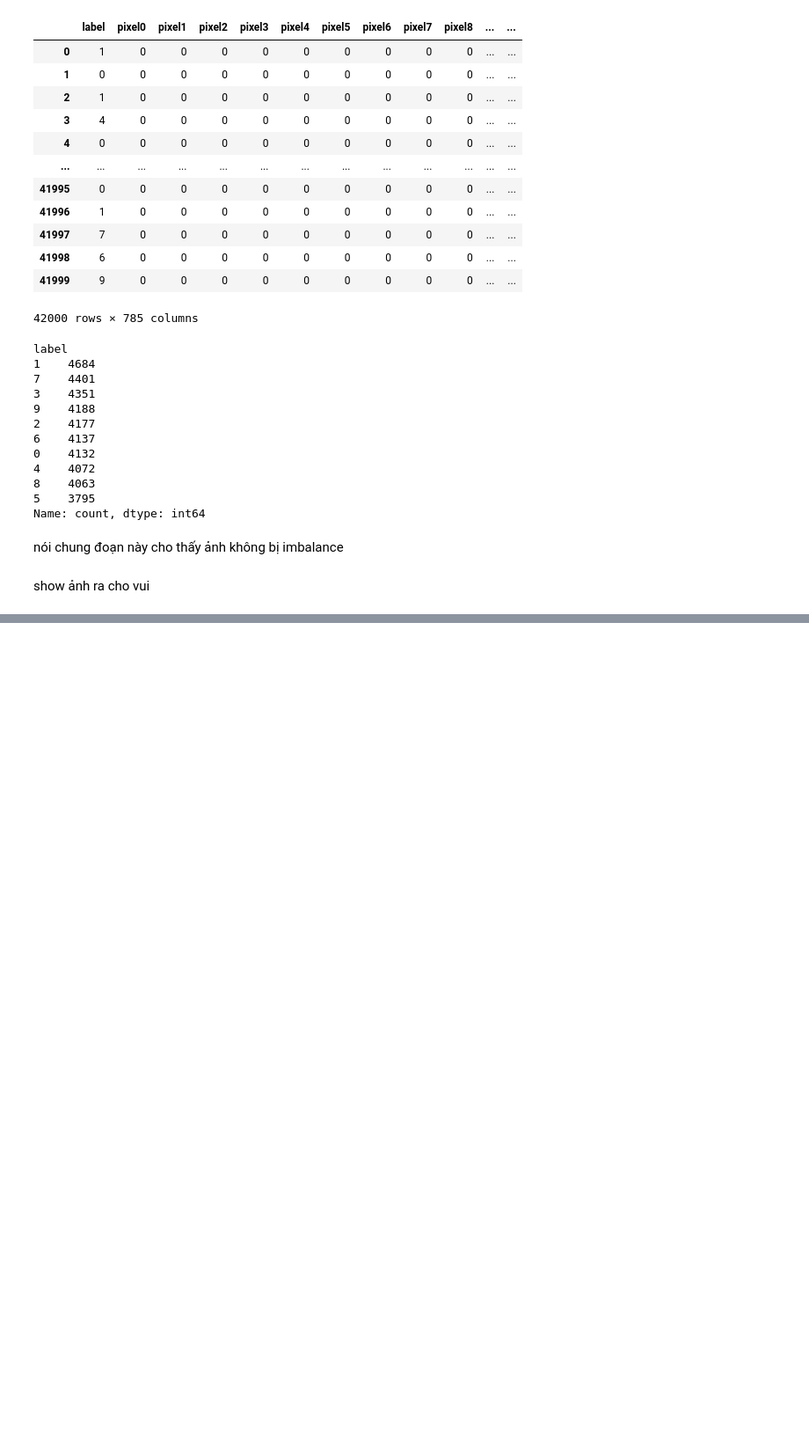
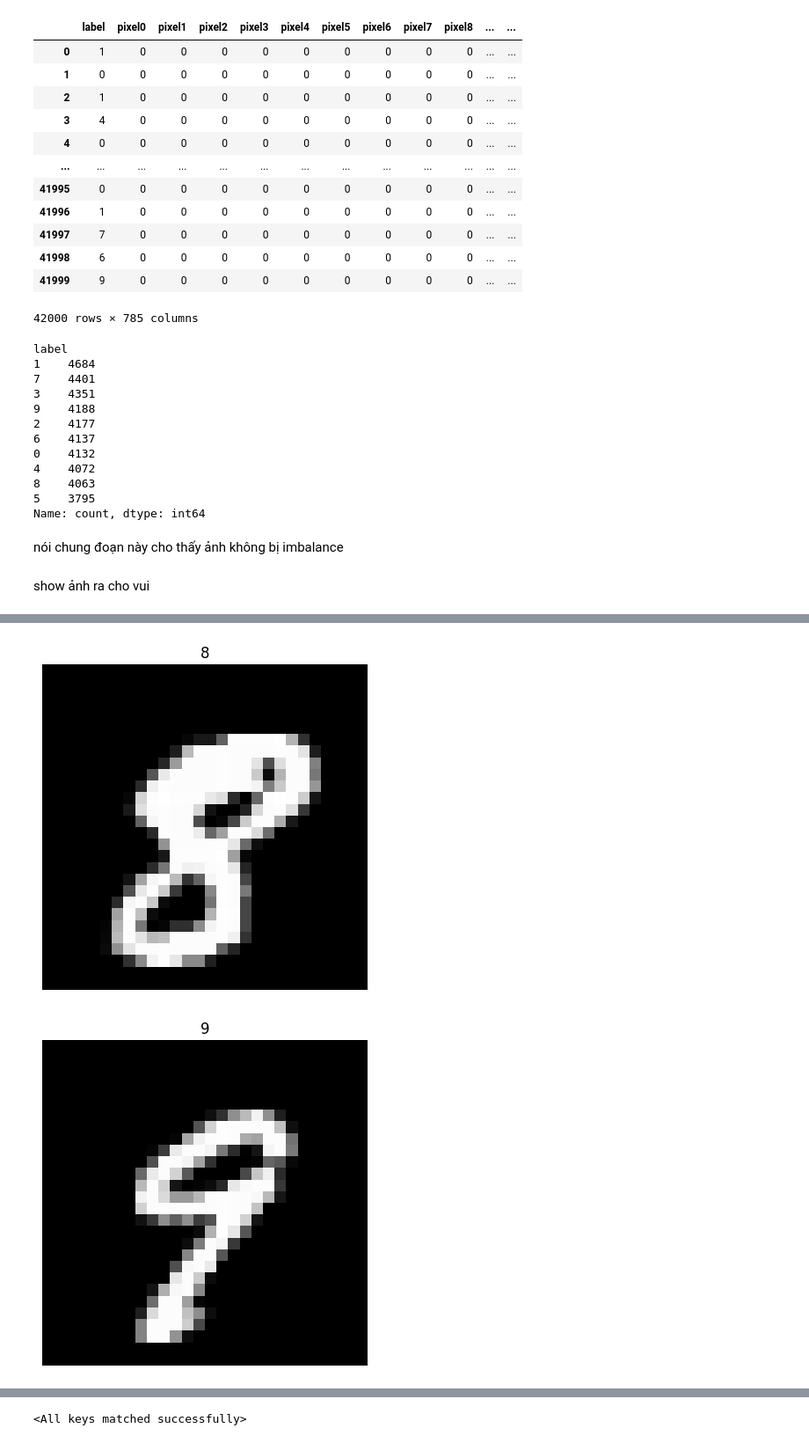
Before and after one commit to sonchuate/Bib-Number-Recognition, a Jupyter notebook: main.ipynb, the cells around one changed output, grey strips where cells are left out. Shown: that part at 88% size. Drawn from its saved outputs; the diff is of its cells as text; code cells hidden in the pictures; blank space fills up the shorter version.

```diff
--- a/main.ipynb
+++ b/main.ipynb
@@ -148,14 +134,26 @@ False
 # %%
-opt = torch.optim.Adam(model.parameters(), lr=1e-4)
-crit = torch.nn.MSELoss(reduction='mean')
+opt = torch.optim.AdamW(model.parameters(), betas=(0.9, 0.98), eps=1e-09, lr=1e-4)
+crit = CrossEntropyLoss(reduction='mean')
 sample_size = X_train.shape[0]
 Y_train = Y_train.to(device=device)
 from tqdm import tqdm
-for t in tqdm(range(200), ncols = 100):
-    for i in range(sample_size):
-        opt.zero_grad(sample_size)
-        y_pred = model(X_train[i])   #x is tensor of independent vars
-        loss = crit(y_pred,Y_train[i]) #y is tensor of outcomes
-        loss.backward()
-        opt.step()
+dataIter = iter(train_dataloader)
+model = model.to(device)
+model.train()
+for t in tqdm(range(5000), ncols = 100):
+    try:
+        batch = next(dataIter)
+    except StopIteration:
+        dataIter = iter(train_dataloader)
+        batch = next(dataIter)
+    x_batch, y_batch = batch
+    x_batch = x_batch.to(device)
+    y_batch = y_batch.to(device)
+    opt.zero_grad()
+    y_pred = model(x_batch)   #x is tensor of independent vars
+    loss = crit(y_pred,y_batch) #y is tensor of outcomes
+    if(t % 100 == 0):
+        print(loss)
+    loss.backward()
+    opt.step()
 # %% [output]
@@ -162,0 +173,13 @@ KeyboardInterrupt:
+# %%
+model = model.to('cpu')
+model.eval()
+with torch.no_grad():
+    for id in range(10,20,1):
+        img = X_train[id].to('cpu').numpy().reshape(28,28)
+        plt.imshow(img,cmap='gray')
+        plt.title(int(torch.argmax(model(X_train[id].to('cpu')))))
+        plt.axis("off")
+        plt.show()
+# %% [output]
+[figure, added]
+[figure, added]
@@ -162,0 +196,4 @@ KeyboardInterrupt:
+# %%
+model.load_state_dict(torch.load('model.pth', map_location=torch.device('cpu')))
+# %% [output]
+<All keys matched successfully>
```
Also changed, not shown: parts of 15 cells of this notebook, 3 other files.
